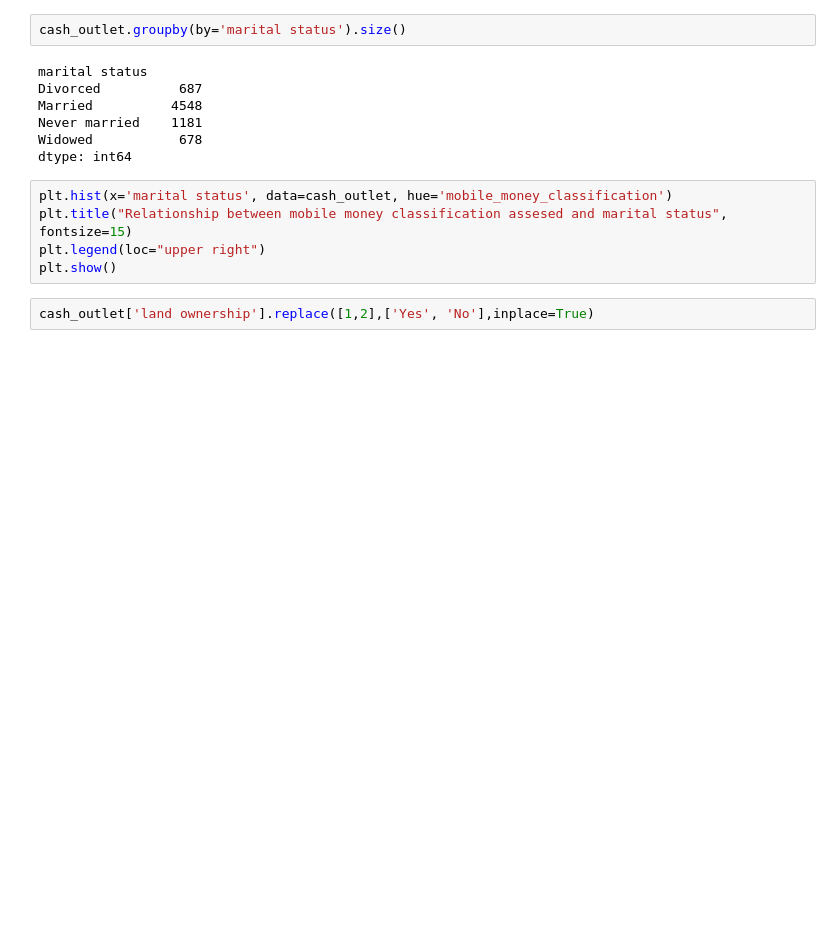
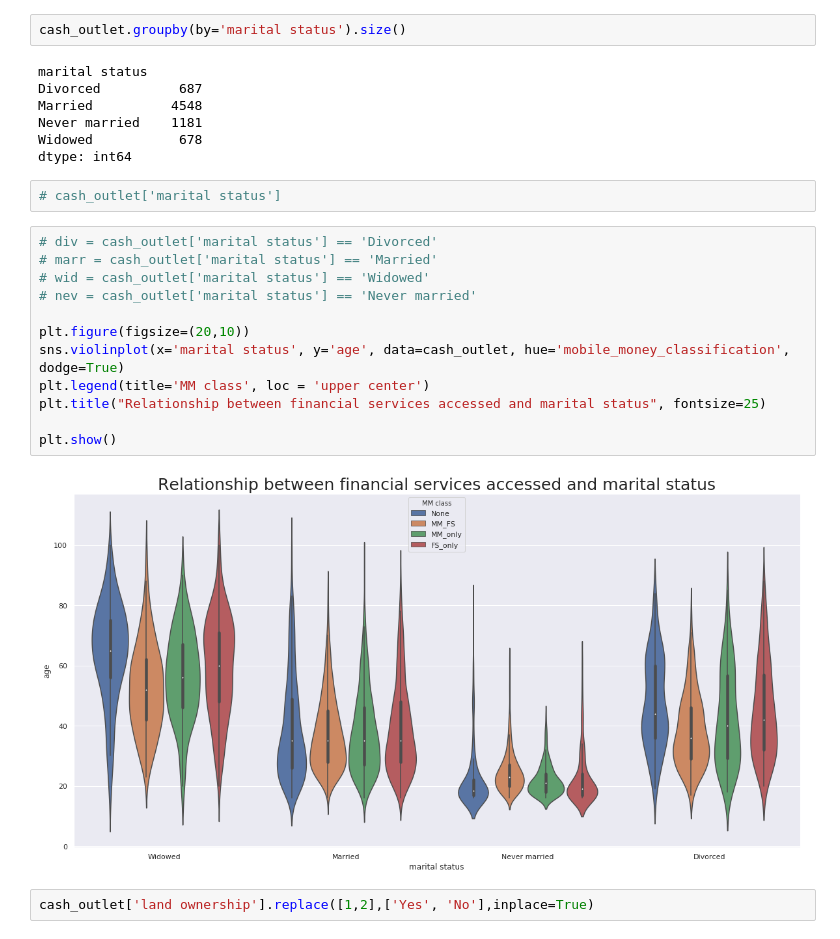
Before and after one commit to pulengmoru/data_visualization, a Jupyter notebook: mobile_money/mobile_money.ipynb, the cells around one changed output. Drawn from its saved outputs; the diff is of its cells as text; blank space fills up the shorter version.

```diff
--- a/mobile_money/mobile_money.ipynb
+++ b/mobile_money/mobile_money.ipynb
@@ -155,11 +155,22 @@ Married          4548
 Never married    1181
 Widowed           678
 dtype: int64
-# %%
-plt.hist(x='marital status', data=cash_outlet, hue='mobile_money_classification')
-plt.title("Relationship between mobile money classification assesed and marital status", fontsize=15)
-plt.legend(loc="upper right")
-plt.show()
+# %%
+# cash_outlet['marital status']
+# %%
+# div = cash_outlet['marital status'] == 'Divorced'
+# marr = cash_outlet['marital status'] == 'Married'
+# wid = cash_outlet['marital status'] == 'Widowed'
+# nev = cash_outlet['marital status'] == 'Never married'
+
+plt.figure(figsize=(20,10))
+sns.violinplot(x='marital status', y='age', data=cash_outlet, hue='mobile_money_classification', dodge=True)
+plt.legend(title='MM class', loc = 'upper center')
+plt.title("Relationship between financial services accessed and marital status", fontsize=25)
+
+plt.show()
+# %% [output]
+[figure, added]
 # %%
 cash_outlet['land ownership'].replace([1,2],['Yes', 'No'],inplace=True)
 # %%
```
Also changed, not shown: parts of 15 cells of this notebook, 1 other file.
